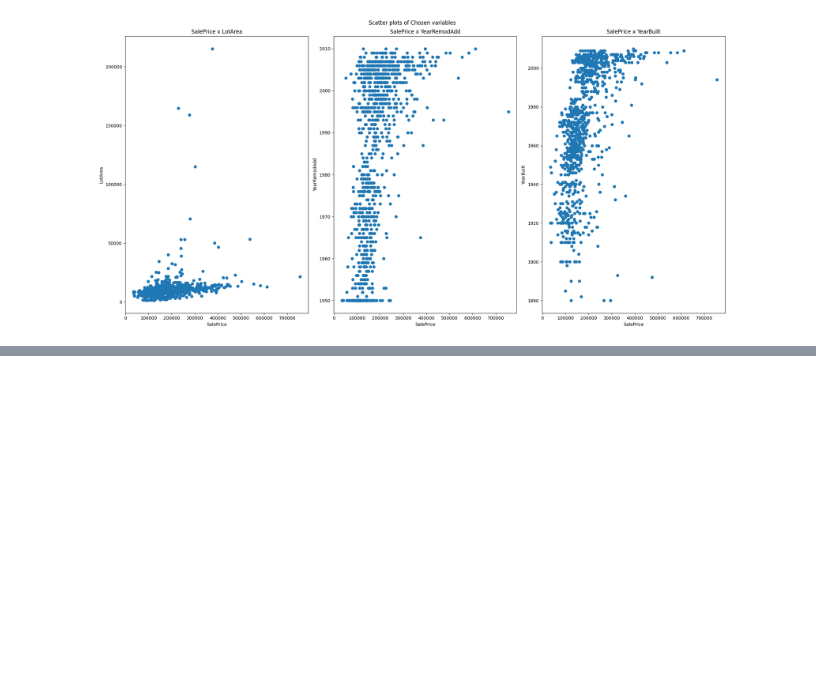
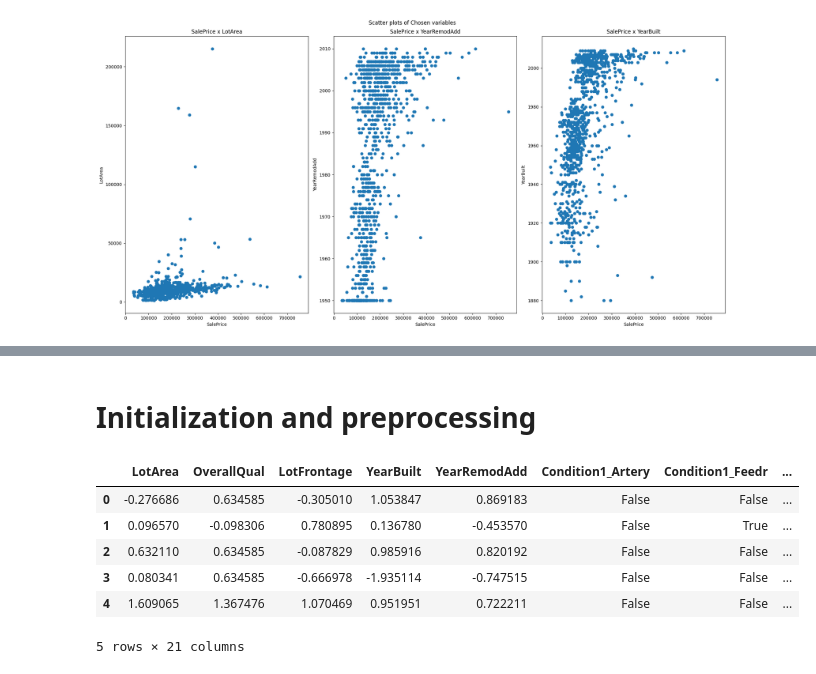
Before and after one commit to liutis6/House-Data-analysis-and-KNN, a Jupyter notebook: L1.ipynb, the cells around one changed output, grey strips where cells are left out. Drawn from its saved outputs; the diff is of its cells as text; code cells hidden in the pictures; blank space fills up the shorter version.

```diff
--- a/L1.ipynb
+++ b/L1.ipynb
@@ -337,0 +364,41 @@ After: 0
+# %% [markdown]
+# Initialization and preprocessing
+# %%
+seed = 42
+col_names = {
+    'num':['SalePrice', 'LotArea', 'OverallQual', 'LotFrontage', 'YearBuilt', 'YearRemodAdd'],
+    'cat':['Condition1', 'CentralAir', 'ExterCond']
+}
+
+pd.set_option('future.no_silent_downcasting', True) # to ignore warning
+
+def preprocess(processed, raw_data, col_names):
+    cols = []
+    for c in col_names['num'][1:]:
+            #z-score normalization
+            cols.append((processed[c] - raw_data[c].mean())/raw_data[c].std())
+
+    for c in col_names['cat']:
+        uniq = raw_data[c].unique()
+        if len(uniq)==2:
+            # binary coding
+            processed[c] = processed[c].replace(uniq[0], 0)
+            processed[c] = processed[c].replace(uniq[1], 1)
+            cols.append(processed[c])
+        else:
+            # one hot
+            cols.append(pd.get_dummies(raw_data[c], prefix=c))
+    cols.append(processed[col_names['num'][0]])
+    return pd.concat(cols, axis = 1)
+
+processed_train = preprocess(df.copy(), df, col_names)
+processed_train.head()
+# print(processed.columns)
+# %% [output]
+|  | LotArea | OverallQual | LotFrontage | YearBuilt | YearRemodAdd | Condition1_Artery | Condition1_Feedr | ... |
+| 0 | -0.276686 | 0.634585 | -0.305010 | 1.053847 | 0.869183 | False | False | ... |
+| 1 | 0.096570 | -0.098306 | 0.780895 | 0.136780 | -0.453570 | False | True | ... |
+| 2 | 0.632110 | 0.634585 | -0.087829 | 0.985916 | 0.820192 | False | False | ... |
+| 3 | 0.080341 | 0.634585 | -0.666978 | -1.935114 | -0.747515 | False | False | ... |
+| 4 | 1.609065 | 1.367476 | 1.070469 | 0.951951 | 0.722211 | False | False | ... |
+5 rows × 21 columns
```
Also changed, not shown: parts of 17 cells of this notebook, 1 other file.
